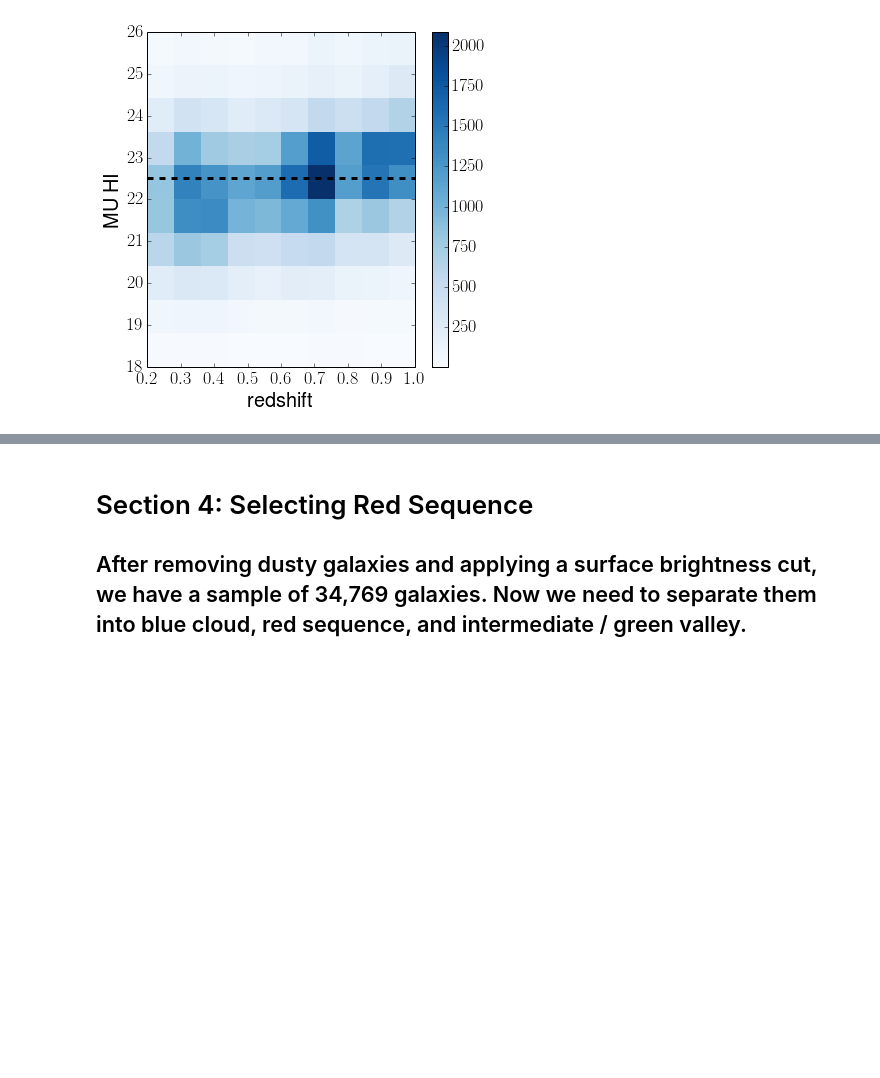
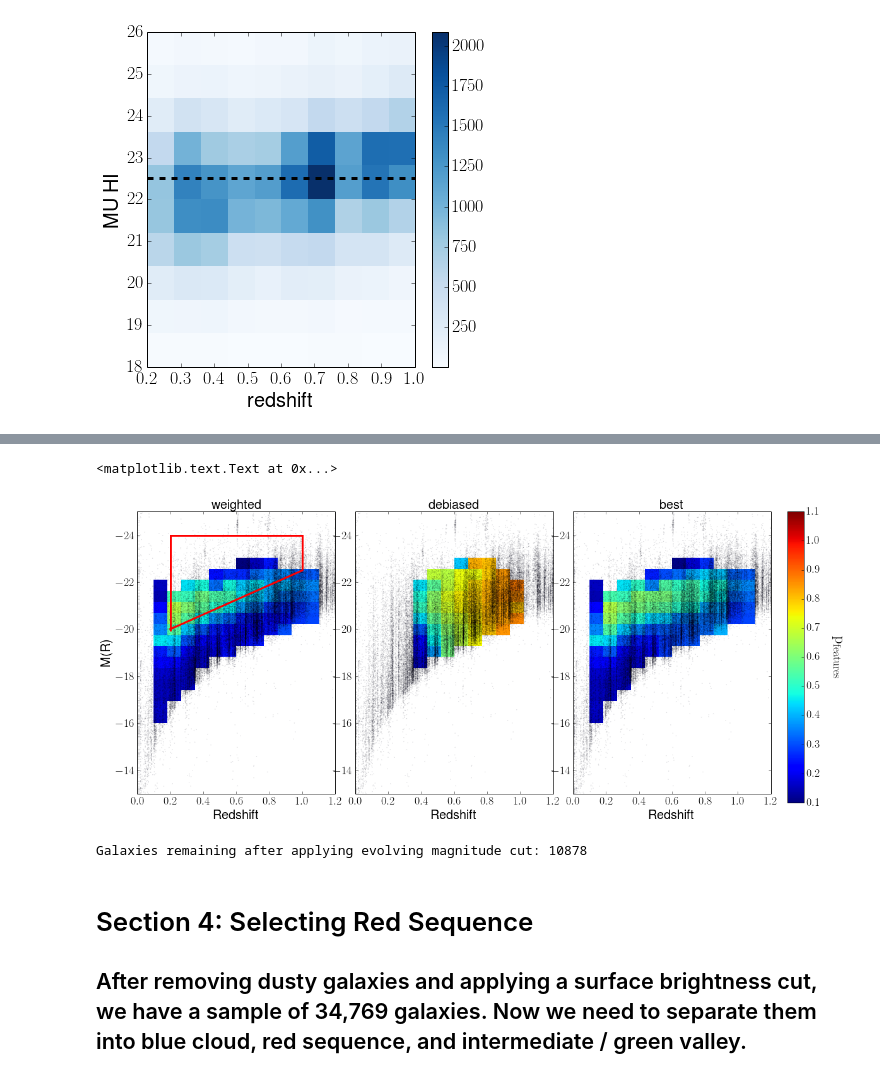
Before and after one commit to Mel23/GZ_Hubble_Science, a Jupyter notebook: Red_Disk_Fraction/red_disks.ipynb, the cells around one changed output, grey strips where cells are left out. Cells and saved outputs as stored; diff of their text form; code cells hidden in the pictures; blank space fills up the shorter version.

```diff
--- a/Red_Disk_Fraction/red_disks.ipynb
+++ b/Red_Disk_Fraction/red_disks.ipynb
@@ -45,3 +36,5 @@ def mel_cmap(cmap,N_colors):
+# %%
+correctable_data=(data['Correctable_Category']=='correctable')
 # %%
 data_2_4 = (data['Z']>=0.2) & (data['Z']<=.4)# & (data['t01_smooth_or_features_a02_features_or_disk_debiased_fraction']>=.8)
 data_4_6 = (data['Z']>0.4) & (data['Z']<=.6) #& (data['t01_smooth_or_features_a02_features_or_disk_debiased_fraction']>=.8)
@@ -119,0 +116,9 @@ Galaxies remaining after applying surface brightness cut: 18110
+# %%
+def zHist3D(xedges,yedges,the_data,colorhist,p):
+    newmatrix = np.zeros(shape=(len(yedges)-1,len(xedges)-1))
+    for i in range(0,len(yedges)-1):
+        for j in range(0,len(xedges)-1):
+            data_i_j = (the_data['MR']>=yedges[i]) & (the_data['MR'] < yedges[i+1]) & (the_data['Z']>=xedges[j]) & (the_data['Z']<xedges[j+1])
+            newmatrix[i,j]=np.nanmean(the_data[data_i_j][p])
+    newmatrix=ma.masked_where(colorhist.T<20,newmatrix)
+    return newmatrix
@@ -120,3 +131,58 @@ Galaxies remaining after applying surface brightness cut: 18110
+# %%
+mpl.rcParams['xtick.labelsize'] = 18
+mpl.rcParams['ytick.labelsize'] = 18
+
+f=plt.figure(figsize=(18,8))
+gs=gridspec.GridSpec(1,3)
+gs.update(wspace=.1,hspace=0)
+
+ax1=plt.subplot(gs[0,0])
+plt.scatter(data['Z'],data['MR'],s=.1,alpha=.2)
+plt.imshow(this_hist_weighted,origin='lower',extent=[.1,1.1,-23,-16],interpolation='nearest',vmin=.1,vmax=1.1,aspect='auto')
+x=np.linspace(.2,1,10)
+plt.plot(x,-19.375-3.125*x,c='r',lw=3)
+plt.plot(x,-24-0*x,c='r',lw=3)
+ymax=-19.375-3.125*.2
+plt.axvline(x=.2,ymin=.58,ymax=.91,lw=3,c='r')
+plt.axvline(x=1,ymin=.8,ymax=.91,lw=3,c='r')
+
+
+plt.xlim(0,1.2)
+plt.ylim(-25,-13)
+plt.xlabel('Redshift',fontsize=20)
+plt.ylabel('M(R)',fontsize=20)
+plt.title('weighted',fontsize=20)
+plt.gca().invert_yaxis()
+
+ax2=plt.subplot(gs[0,1])
+plt.scatter(data['Z'],data['MR'],s=.1,alpha=.2)
+plt.imshow(this_hist_debiased,origin='lower',extent=[.1,1.1,-23,-16],interpolation='nearest',vmin=.1,vmax=1.1,aspect='auto')
+plt.xlim(0,1.2)
+plt.ylim(-25,-13)
+plt.xlabel('Redshift',fontsize=20)
+plt.title('debiased',fontsize=20)
+plt.gca().invert_yaxis()
+
+ax3=plt.subplot(gs[0,2])
+plt.scatter(data['Z'],data['MR'],s=.1,alpha=.2)
+im=plt.imshow(this_hist_best,origin='lower',extent=[.1,1.1,-23,-16],interpolation='nearest',vmin=.1,vmax=1.1,aspect='auto')
+plt.xlim(0,1.2)
+plt.ylim(-25,-13)
+plt.xlabel('Redshift',fontsize=20)
+plt.title('best',fontsize=20)
+plt.gca().invert_yaxis()
+
+cbar_ax = f.add_axes([0.92, 0.1, 0.02, 0.8])
+f.colorbar(im, cax=cbar_ax)
+f.text(0.98, 0.5, r'$\mathrm{p_{features}}$', ha='center', va='center', rotation=270,fontsize=25)
+# %% [output]
+<matplotlib.text.Text at 0x...>
+[figure, added]
+# %%
+new_sample_mag_limited = (data['Z']>=0.2) & (data['Z']<=1) & ((data['MNUV']-data['MR']<4) | (data['MNUV']-data['MR']>(1.6+2.2*(data['MR']-data['MJ'])))) & (data['MR']>-24) & (data['MR'] < -19.375-3.125*data['Z'] )
+print 'Galaxies remaining after applying evolving magnitude cut: %s'%len(data[new_sample_mag_limited])
+# %% [output]
+Galaxies remaining after applying evolving magnitude cut: 10878
 # %% [markdown]
 # Section 4: Selecting Red Sequence
 ## After removing dusty galaxies and applying a surface brightness cut, we have a sample of 34,769 galaxies. Now we need to separate them into blue cloud, red sequence, and intermediate / green valley.
```
Also changed, not shown: parts of 9 cells of this notebook.
